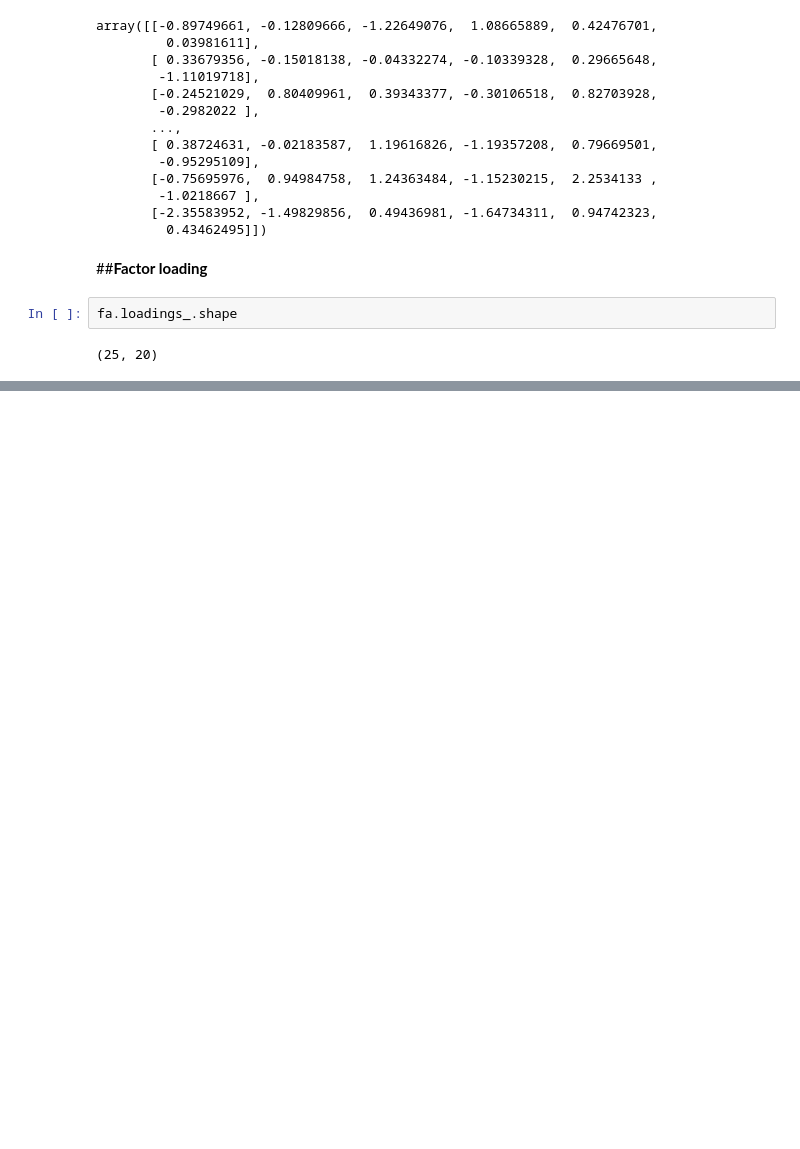
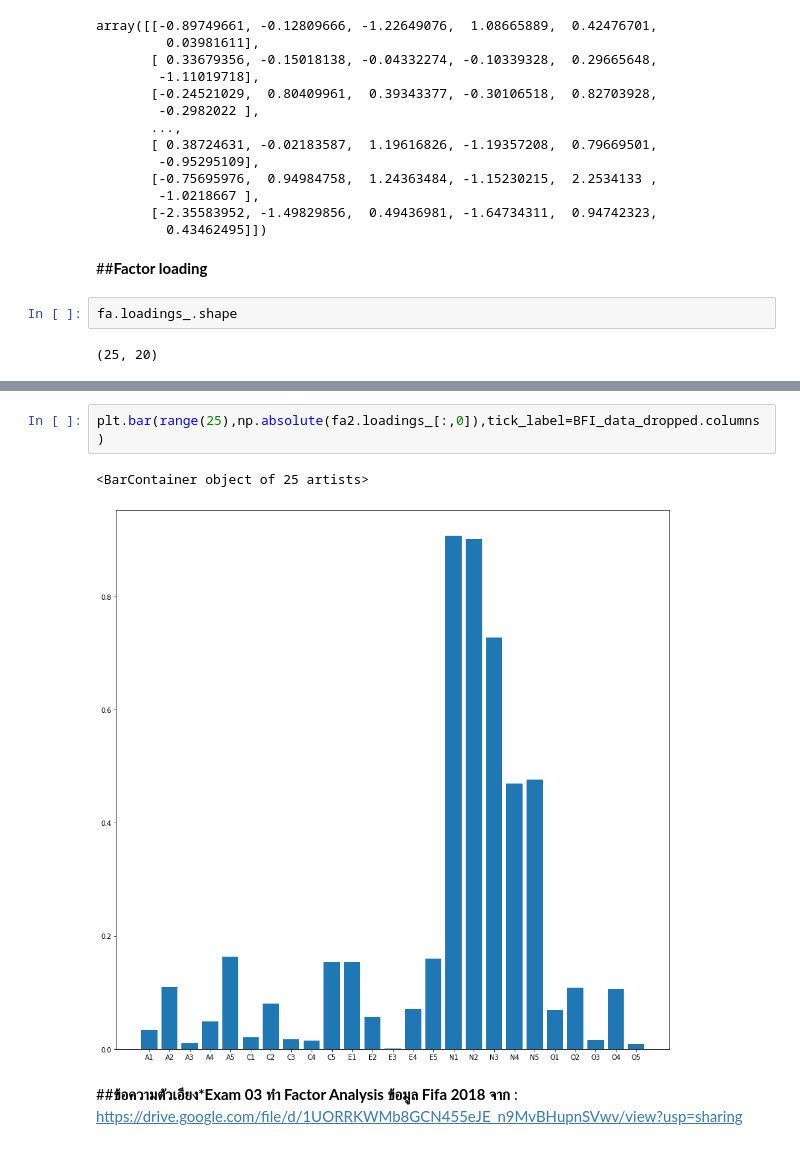
Before and after one commit to nualpair/multivariate, a Jupyter notebook: Chapter_5_Factor_Analysis.ipynb, the cells around one changed output, grey strips where cells are left out. Saved outputs shown, nothing was run; the diff lists cells and outputs as text; blank space fills up the shorter version.

Commit message:
Exam_03

```diff
--- a/Chapter_5_Factor_Analysis.ipynb
+++ b/Chapter_5_Factor_Analysis.ipynb
@@ -186,0 +236,8 @@ fa.loadings_.shape
+# %%
+plt.bar(range(25),np.absolute(fa2.loadings_[:,0]),tick_label=BFI_data_dropped.columns)
+# %% [output]
+<BarContainer object of 25 artists>
+[figure, added]
+# %% [markdown]
+##**ข้อความตัวเอียง*Exam 03**
+**ทำ Factor Analysis ข้อมูล Fifa 2018 จาก** : https://drive.google.com/file/d/1UORRKWMb8GCN455eJE_n9MvBHupnSVwv/view?usp=sharing
```
Also changed, not shown: parts of 44 cells of this notebook.
